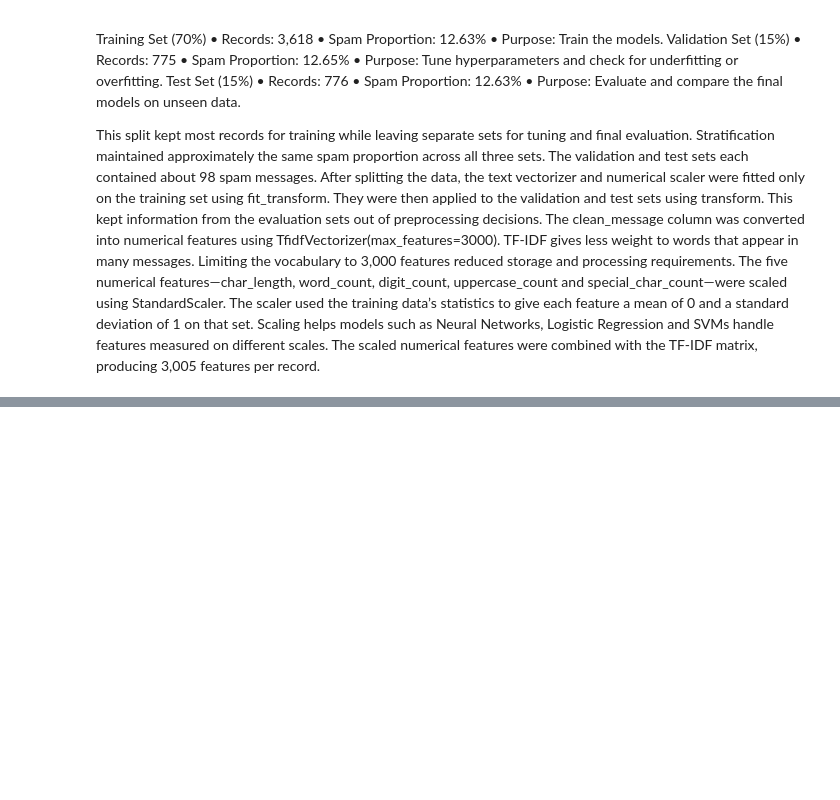
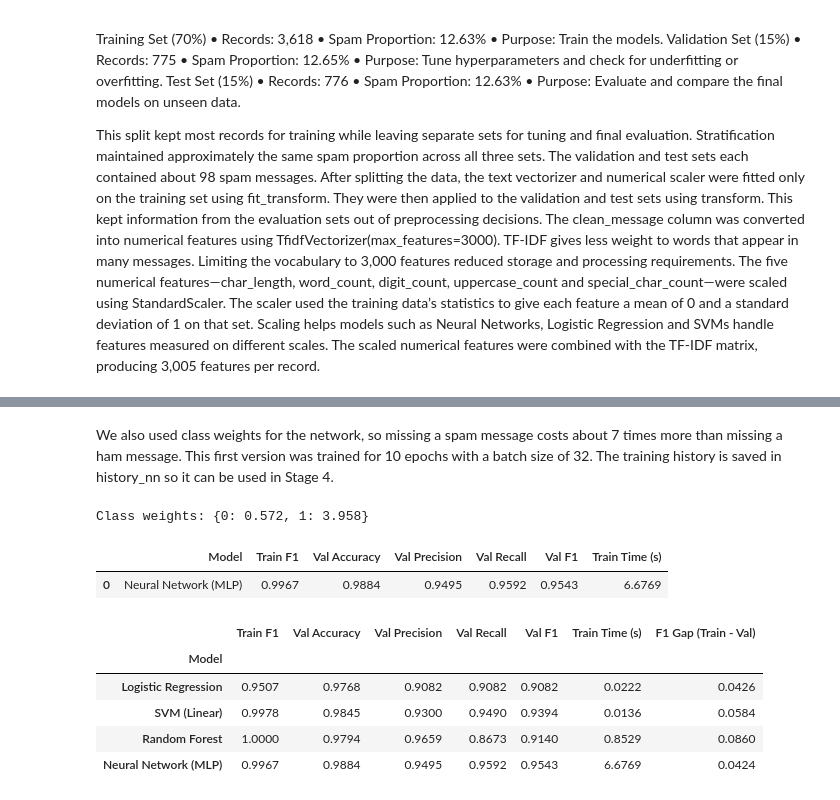
Before and after one commit to ghadahbamuniif-pixel/DS471-SMS-Spam-Detection, a Jupyter notebook: stage1,2.ipynb, the cells around one changed output, grey strips where cells are left out. Drawn from its saved outputs; the diff is of its cells as text; code cells hidden in the pictures; blank space fills up the shorter version.

```diff
--- a/stage1,2.ipynb
+++ b/stage1,2.ipynb
@@ -272,0 +309,15 @@ The scaled numerical features were combined with the TF-IDF matrix, producing 3,
+# %%
+# Helper used for every model: scores on the training AND validation sets.
+# The test set is NOT used here. It is kept for the final evaluation in Stage 5.
+def evaluate_model(name, y_tr_true, y_tr_pred, y_va_true, y_va_pred, train_time):
+    return {
+        'Model': name,
+        'Train F1': f1_score(y_tr_true, y_tr_pred),
+        'Val Accuracy': accuracy_score(y_va_true, y_va_pred),
+        'Val Precision': precision_score(y_va_true, y_va_pred, zero_division=0),
+        'Val Recall': recall_score(y_va_true, y_va_pred),
+        'Val F1': f1_score(y_va_true, y_va_pred),
+        'Train Time (s)': train_time,
+    }
+
+results = []
@@ -272,0 +513,43 @@ The scaled numerical features were combined with the TF-IDF matrix, producing 3,
+# %% [markdown]
+We also used class weights for the network, so missing a spam message costs about 7 times more than missing a ham message. This first version was trained for 10 epochs with a batch size of 32. The training history is saved in history_nn so it can be used in Stage 4.
+# %%
+# Class weights for the network (same idea as class_weight='balanced')
+n_total, n_spam = len(y_train), int(y_train.sum())
+nn_class_weight = {0: n_total / (2 * (n_total - n_spam)), 1: n_total / (2 * n_spam)}
+print("Class weights:", {k: round(v, 3) for k, v in nn_class_weight.items()})
+
+# Baseline training. Full tuning and the training/validation curves are done in Stage 4.
+start = time.time()
+history_nn = nn_model.fit(
+    X_train_dense, y_train.values,
+    validation_data=(X_val_dense, y_val.values),
+    epochs=10,
+    batch_size=32,
+    class_weight=nn_class_weight,
+    verbose=0
+)
+nn_time = time.time() - start
+
+nn_train_pred = (nn_model.predict(X_train_dense, verbose=0).ravel() >= 0.5).astype(int)
+nn_val_pred = (nn_model.predict(X_val_dense, verbose=0).ravel() >= 0.5).astype(int)
+
+results.append(evaluate_model('Neural Network (MLP)',
+                              y_train, nn_train_pred,
+                              y_val, nn_val_pred, nn_time))
+pd.DataFrame(results[-1:]).round(4)
+# %% [output]
+Class weights: {0: 0.572, 1: 3.958}
+|  | Model | Train F1 | Val Accuracy | Val Precision | Val Recall | Val F1 | Train Time (s) |
+| 0 | Neural Network (MLP) | 0.9967 | 0.9884 | 0.9495 | 0.9592 | 0.9543 | 6.6769 |
+# %%
+# Baseline comparison of all models on the VALIDATION set
+baseline_df = pd.DataFrame(results).set_index('Model')
+baseline_df['F1 Gap (Train - Val)'] = baseline_df['Train F1'] - baseline_df['Val F1']
+baseline_df.round(4)
+# %% [output]
+|  | Train F1 | Val Accuracy | Val Precision | Val Recall | Val F1 | Train Time (s) | F1 Gap (Train - Val) |
+| Model |  |  |  |  |  |  |  |
+| Logistic Regression | 0.9507 | 0.9768 | 0.9082 | 0.9082 | 0.9082 | 0.0222 | 0.0426 |
+| SVM (Linear) | 0.9978 | 0.9845 | 0.9300 | 0.9490 | 0.9394 | 0.0136 | 0.0584 |
+| Random Forest | 1.0000 | 0.9794 | 0.9659 | 0.8673 | 0.9140 | 0.8529 | 0.0860 |
+| Neural Network (MLP) | 0.9967 | 0.9884 | 0.9495 | 0.9592 | 0.9543 | 6.6769 | 0.0424 |
```
Also changed, not shown: parts of 18 cells of this notebook.
